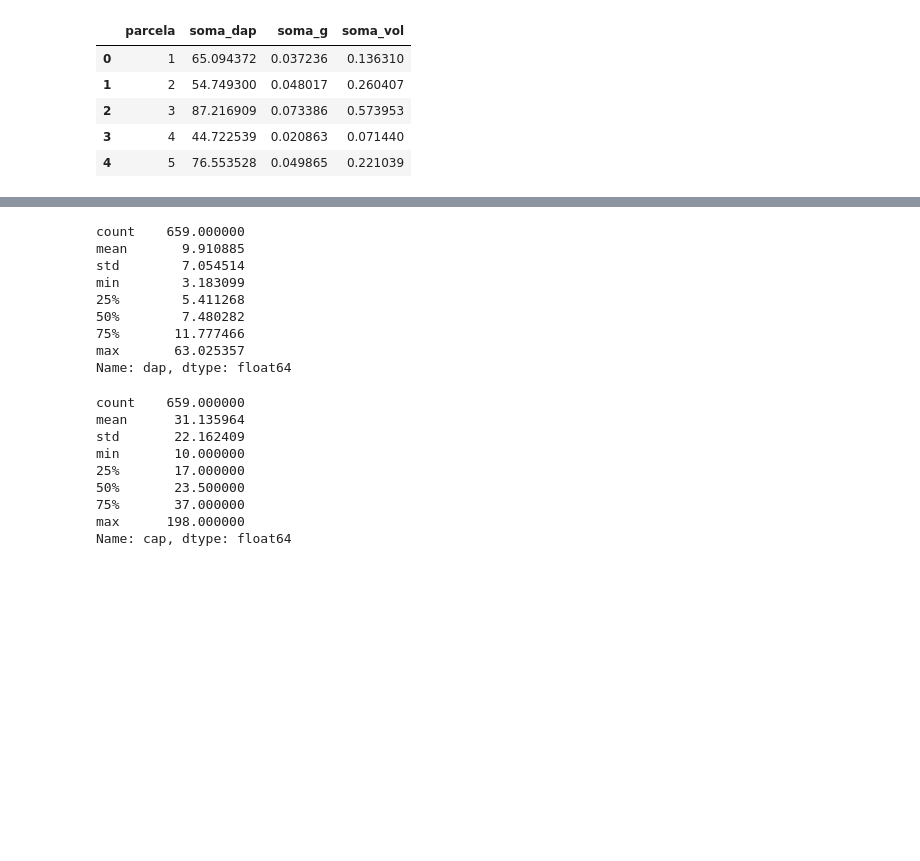
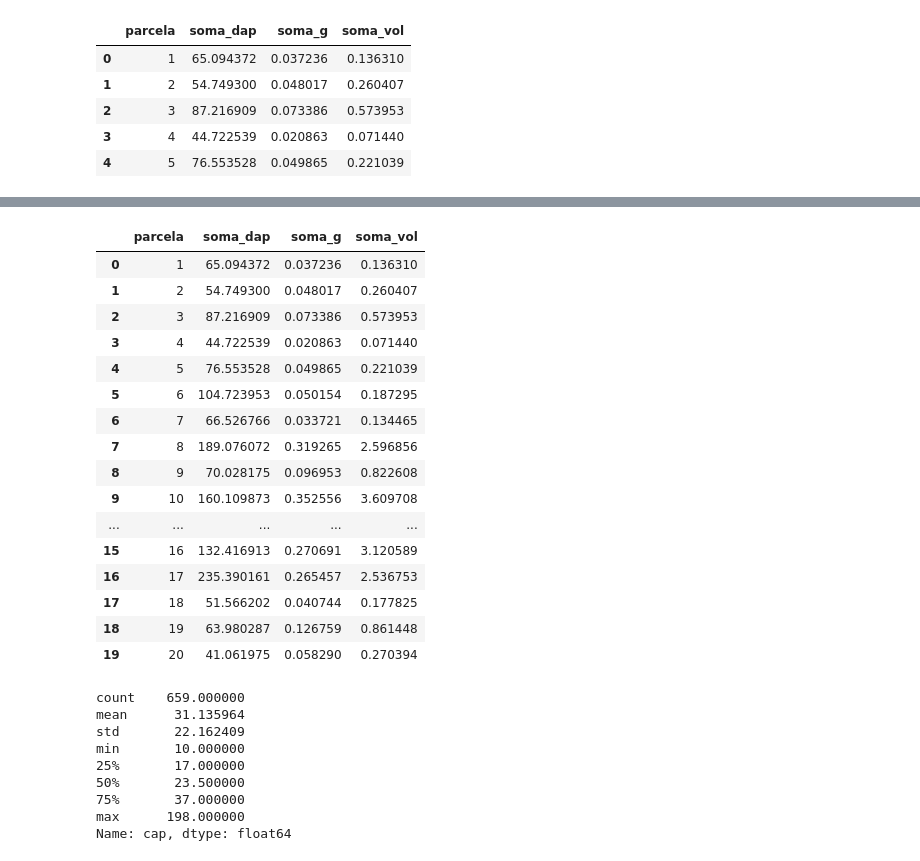
Before and after one commit to nettorobson/jupyter-if, a Jupyter notebook: if_teste.ipynb, the cells around one changed output, grey strips where cells are left out. Cells and saved outputs as stored; diff of their text form; code cells hidden in the pictures; blank space fills up the shorter version.

Commit message:
General updates on data exploration and data preparation

```diff
--- a/if_teste.ipynb
+++ b/if_teste.ipynb
@@ -648,13 +714,21 @@ Name: vol, dtype: float64
 # %%
-data.dap.describe()
+data_ua.head(20)
 # %% [output]
-count    659.000000
-mean       9.910885
-std        7.054514
-min        3.183099
-25%        5.411268
-50%        7.480282
-75%       11.777466
-max       63.025357
-Name: dap, dtype: float64
+|  | parcela | soma_dap | soma_g | soma_vol |
+| 0 | 1 | 65.094372 | 0.037236 | 0.136310 |
+| 1 | 2 | 54.749300 | 0.048017 | 0.260407 |
+| 2 | 3 | 87.216909 | 0.073386 | 0.573953 |
+| 3 | 4 | 44.722539 | 0.020863 | 0.071440 |
+| 4 | 5 | 76.553528 | 0.049865 | 0.221039 |
+| 5 | 6 | 104.723953 | 0.050154 | 0.187295 |
+| 6 | 7 | 66.526766 | 0.033721 | 0.134465 |
+| 7 | 8 | 189.076072 | 0.319265 | 2.596856 |
+| 8 | 9 | 70.028175 | 0.096953 | 0.822608 |
+| 9 | 10 | 160.109873 | 0.352556 | 3.609708 |
+| ... | ... | ... | ... | ... |
+| 15 | 16 | 132.416913 | 0.270691 | 3.120589 |
+| 16 | 17 | 235.390161 | 0.265457 | 2.536753 |
+| 17 | 18 | 51.566202 | 0.040744 | 0.177825 |
+| 18 | 19 | 63.980287 | 0.126759 | 0.861448 |
+| 19 | 20 | 41.061975 | 0.058290 | 0.270394 |
 # %%
```
Also changed, not shown: parts of 53 cells of this notebook.
